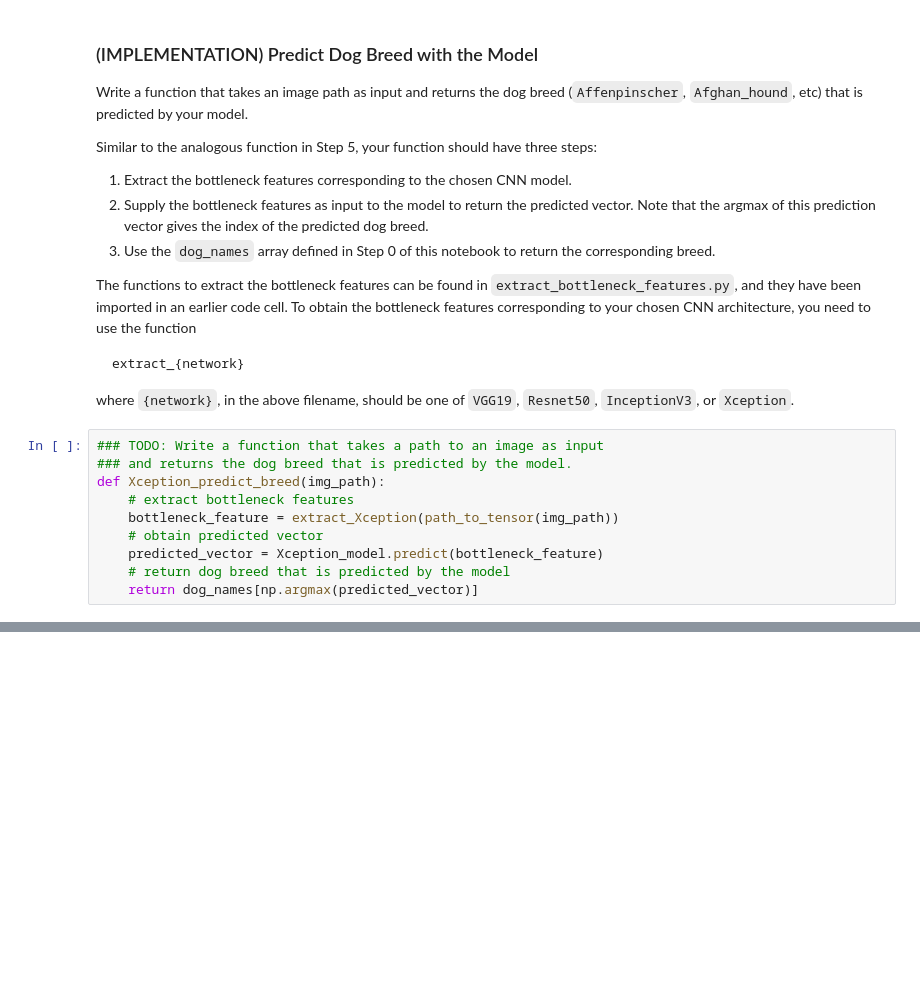
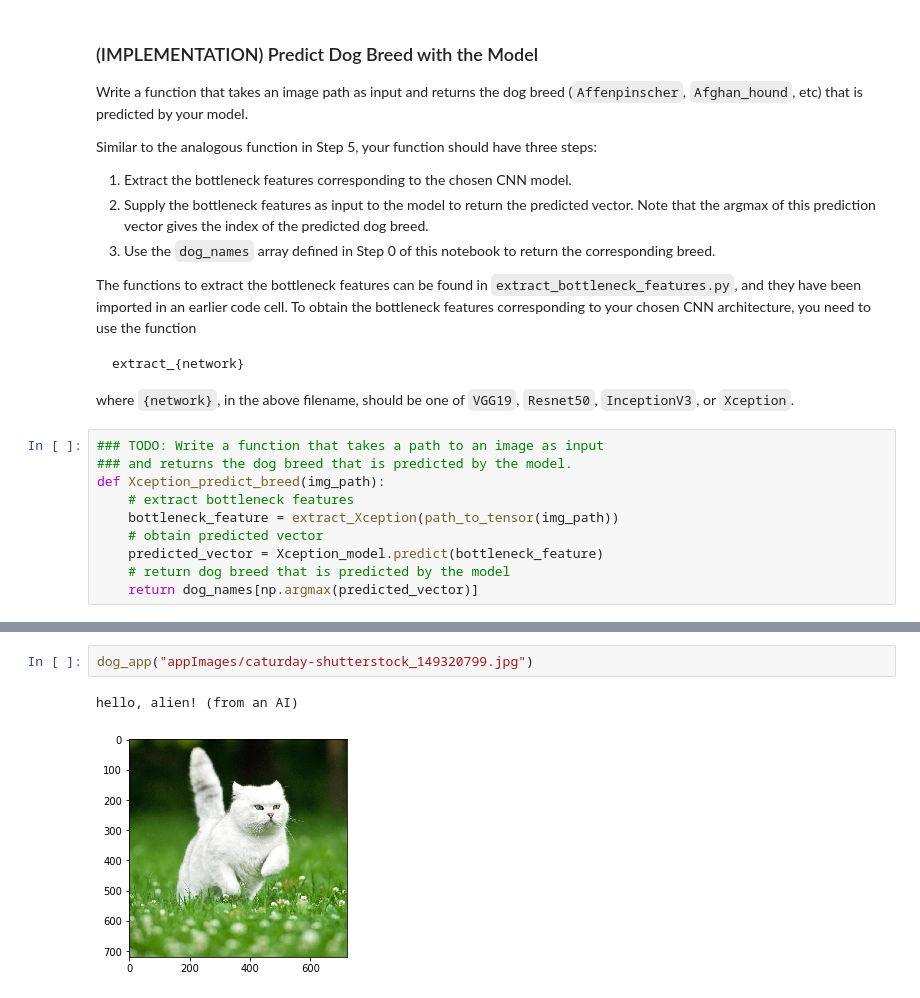
Before and after one commit to zmy/dog-project, a Jupyter notebook: dog_app.ipynb, the cells around one changed output, grey strips where cells are left out. Cells and saved outputs as stored; diff of their text form; blank space fills up the shorter version.

```diff
--- a/dog_app.ipynb
+++ b/dog_app.ipynb
@@ -861 +867,6 @@ True
+# %%
+dog_app("appImages/caturday-shutterstock_149320799.jpg")
+# %% [output]
+hello, alien! (from an AI)
+[figure, added]
 # %%
```
Also changed, not shown: parts of 11 cells of this notebook.
